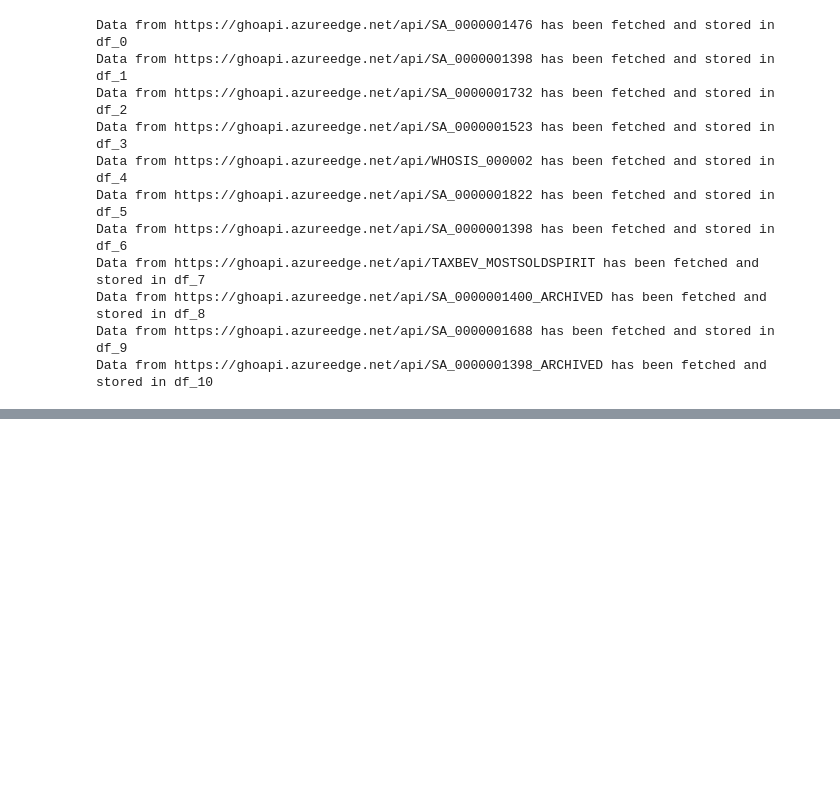
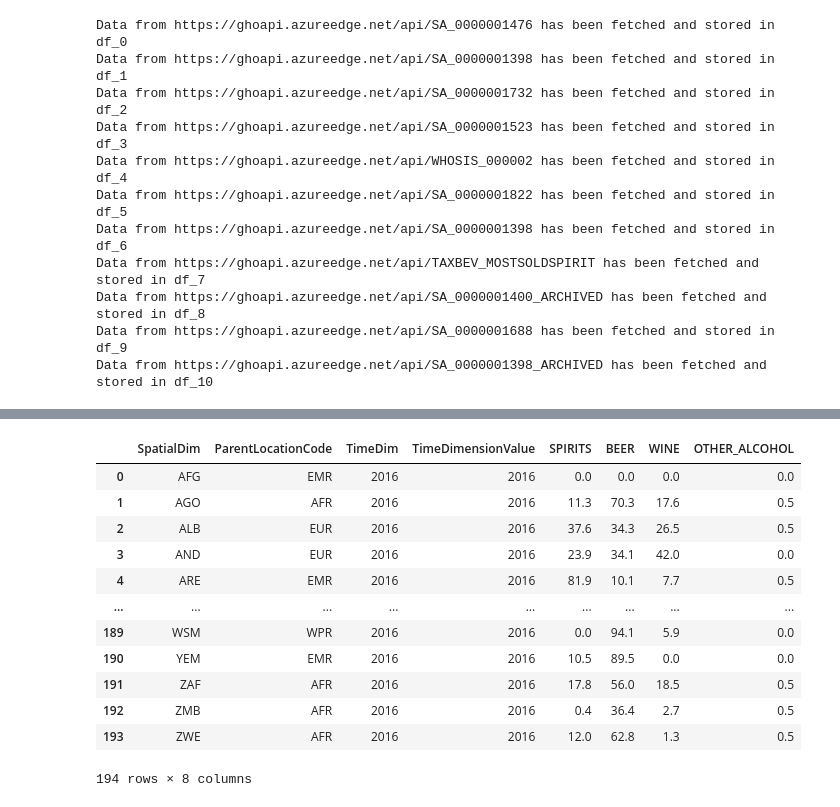
Before and after one commit to ThePennyGoblin/SMU_BootCamp_-Project_1, a Jupyter notebook: WHO Data API/PROJECT_1_Caitev3.ipynb, the cells around one changed output, grey strips where cells are left out. Drawn from its saved outputs; the diff is of its cells as text; code cells hidden in the pictures; blank space fills up the shorter version.

```diff
--- a/WHO Data API/PROJECT_1_Caitev3.ipynb
+++ b/WHO Data API/PROJECT_1_Caitev3.ipynb
@@ -122,0 +182,20 @@ display(df_0)
+# %%
+# Group by 'SpatialDim' and aggregate the values of 'SPIRITS', 'BEER', 'WINE', and 'OTHER_ALCOHOL'
+df_1clean1 = df_1clean.groupby(['SpatialDim', 'ParentLocationCode', 'TimeDim', 'TimeDimensionValue']).agg({'SPIRITS': 'sum', 'BEER': 'sum', 'WINE': 'sum', 'OTHER_ALCOHOL': 'sum'}).reset_index()
+
+# Display the updated DataFrame
+display(df_1clean1)
+# %% [output]
+|  | SpatialDim | ParentLocationCode | TimeDim | TimeDimensionValue | SPIRITS | BEER | WINE | OTHER_ALCOHOL |
+| 0 | AFG | EMR | 2016 | 2016 | 0.0 | 0.0 | 0.0 | 0.0 |
+| 1 | AGO | AFR | 2016 | 2016 | 11.3 | 70.3 | 17.6 | 0.5 |
+| 2 | ALB | EUR | 2016 | 2016 | 37.6 | 34.3 | 26.5 | 0.5 |
+| 3 | AND | EUR | 2016 | 2016 | 23.9 | 34.1 | 42.0 | 0.0 |
+| 4 | ARE | EMR | 2016 | 2016 | 81.9 | 10.1 | 7.7 | 0.5 |
+| ... | ... | ... | ... | ... | ... | ... | ... | ... |
+| 189 | WSM | WPR | 2016 | 2016 | 0.0 | 94.1 | 5.9 | 0.0 |
+| 190 | YEM | EMR | 2016 | 2016 | 10.5 | 89.5 | 0.0 | 0.0 |
+| 191 | ZAF | AFR | 2016 | 2016 | 17.8 | 56.0 | 18.5 | 0.5 |
+| 192 | ZMB | AFR | 2016 | 2016 | 0.4 | 36.4 | 2.7 | 0.5 |
+| 193 | ZWE | AFR | 2016 | 2016 | 12.0 | 62.8 | 1.3 | 0.5 |
+194 rows × 8 columns
```
Also changed, not shown: parts of 15 cells of this notebook, 12 other files.
